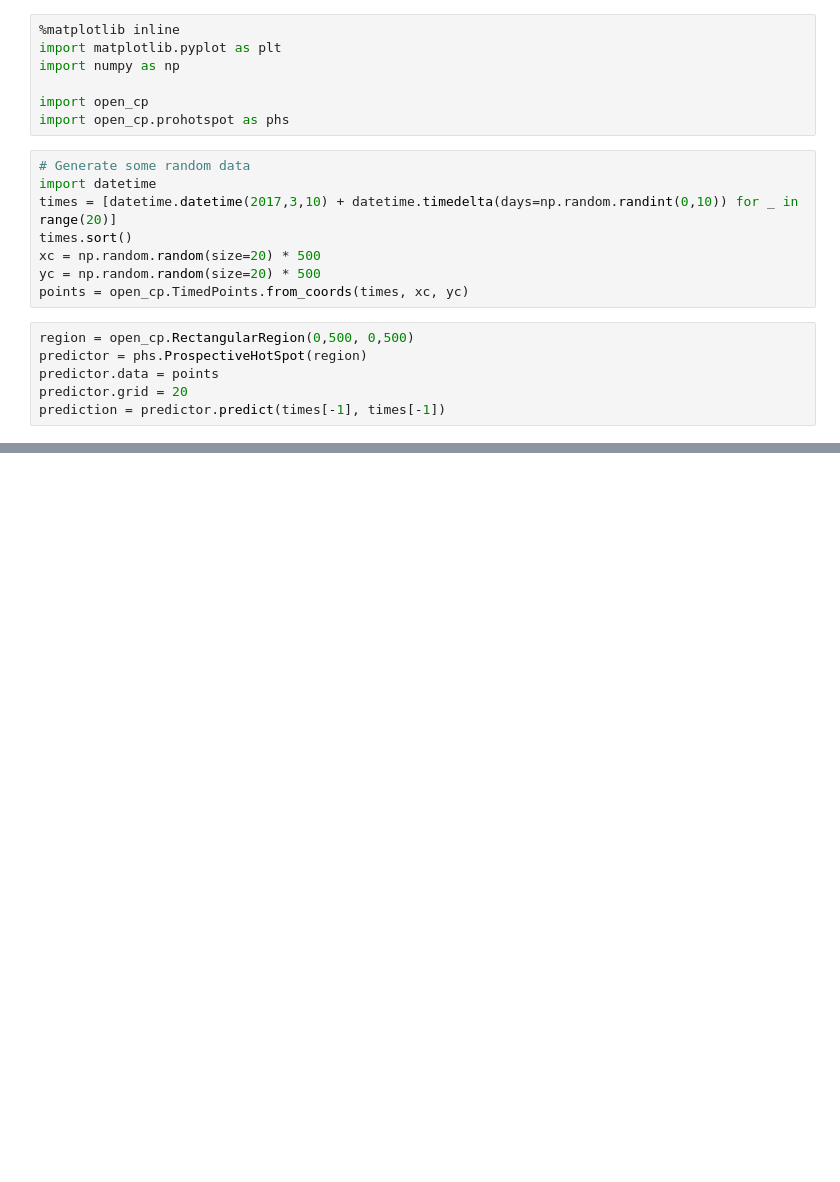
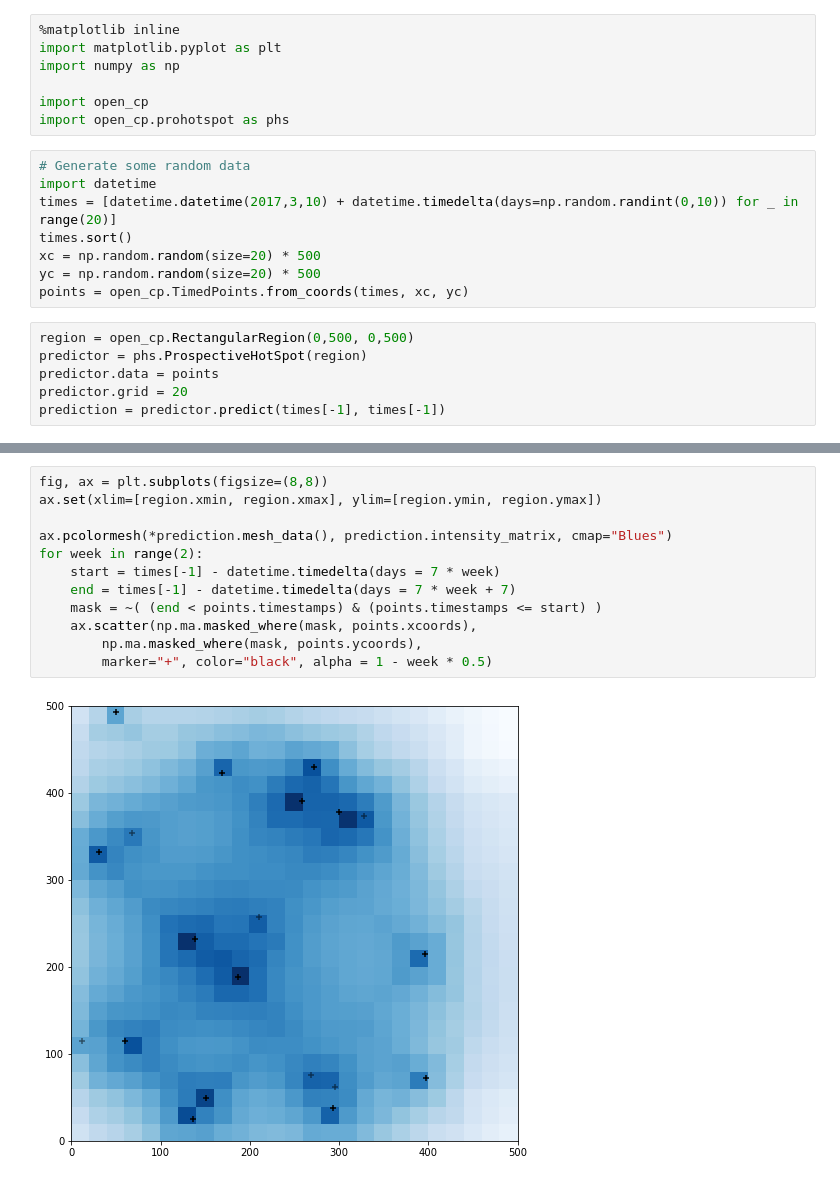
Before and after one commit to QuantCrimAtLeeds/PredictCode, a Jupyter notebook: Prospective HotSpot.ipynb, the cells around one changed output, grey strips where cells are left out. Drawn from its saved outputs; the diff is of its cells as text; blank space fills up the shorter version.

```diff
--- a/Prospective HotSpot.ipynb
+++ b/Prospective HotSpot.ipynb
@@ -131,0 +112,14 @@ percents
+# %%
+fig, ax = plt.subplots(figsize=(8,8))
+ax.set(xlim=[region.xmin, region.xmax], ylim=[region.ymin, region.ymax])
+
+ax.pcolormesh(*prediction.mesh_data(), prediction.intensity_matrix, cmap="Blues")
+for week in range(2):
+    start = times[-1] - datetime.timedelta(days = 7 * week)
+    end = times[-1] - datetime.timedelta(days = 7 * week + 7)
+    mask = ~( (end < points.timestamps) & (points.timestamps <= start) )
+    ax.scatter(np.ma.masked_where(mask, points.xcoords),
+        np.ma.masked_where(mask, points.ycoords),
+        marker="+", color="black", alpha = 1 - week * 0.5)
+# %% [output]
+[figure, added]
```
Also changed, not shown: parts of 7 cells of this notebook, 3 other files.
